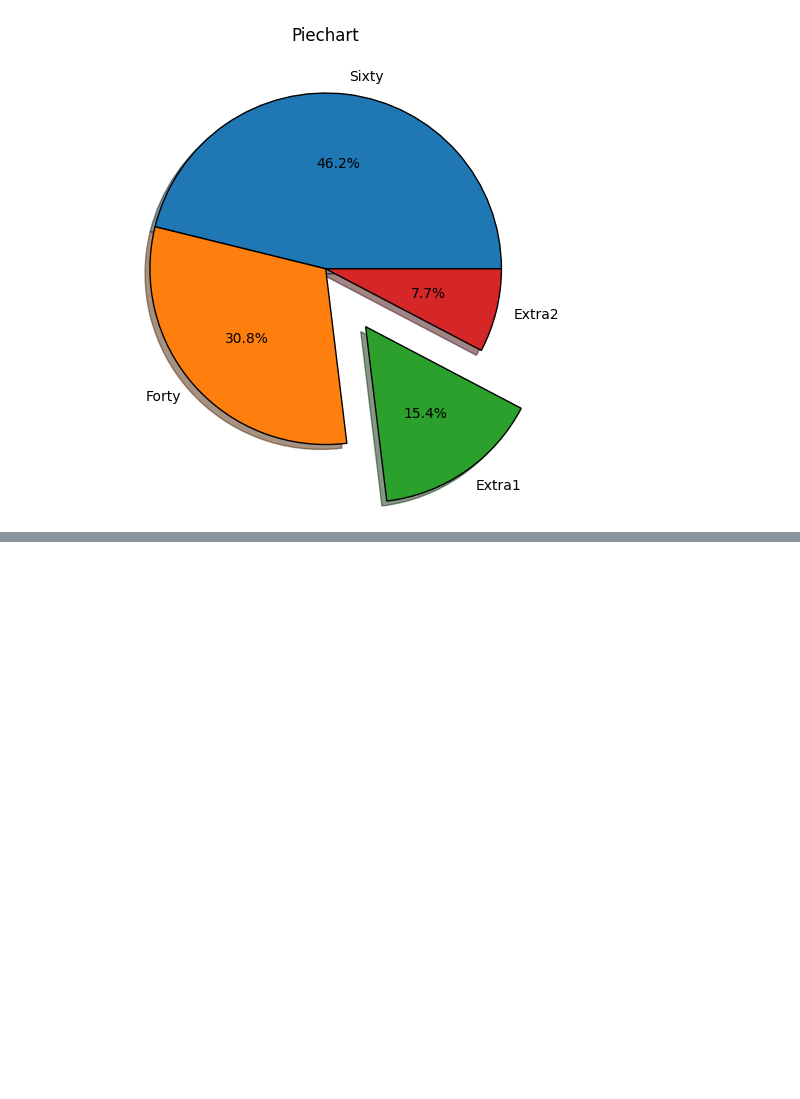
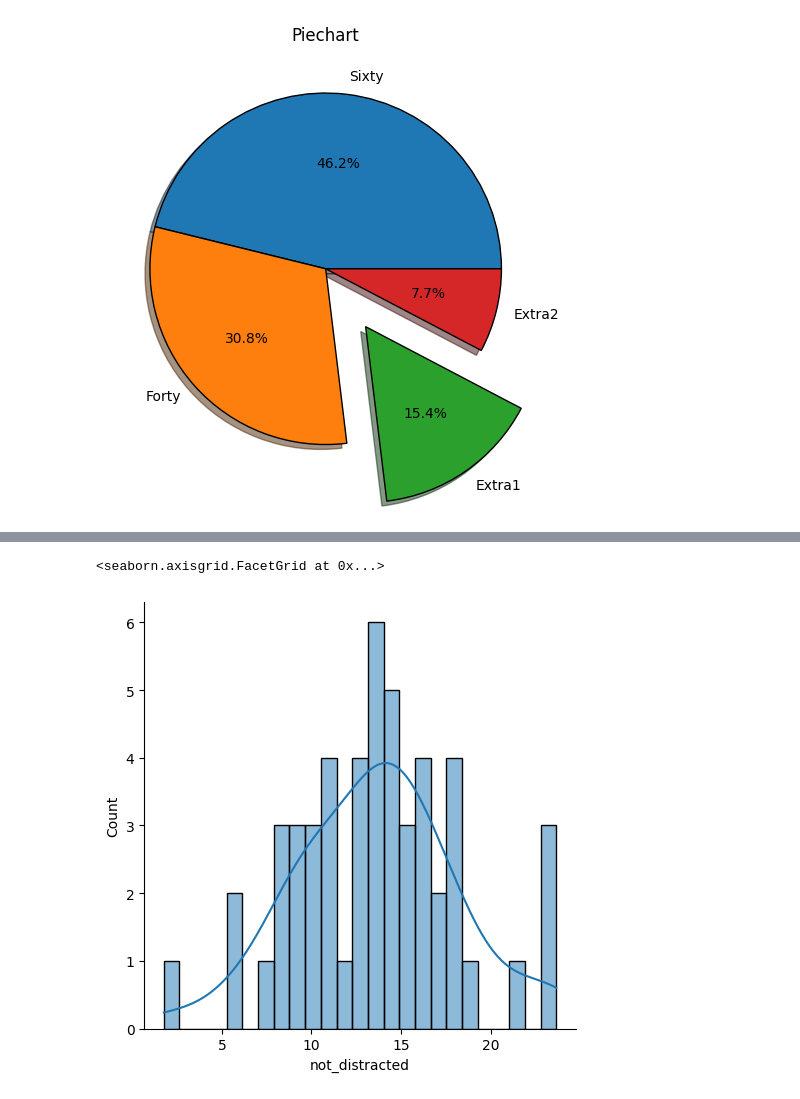
Before and after one commit to DavidFodor20/ML_Projects, a Jupyter notebook: Learning/Week1.ipynb, the cells around one changed output, grey strips where cells are left out. Saved outputs shown, nothing was run; the diff lists cells and outputs as text; code cells hidden in the pictures; blank space fills up the shorter version.

```diff
--- a/Learning/Week1.ipynb
+++ b/Learning/Week1.ipynb
@@ -396,0 +405,5 @@ plt.show()
+# %%
+#seaborn plotting
+import seaborn as sns
+crash_df=sns.load_dataset('car_crashes')
+crash_df.head()
@@ -396,0 +417,6 @@ plt.show()
+# %%
+#distribution plot
+sns.displot(crash_df['not_distracted'], kde=True, bins=25)
+# %% [output]
+<seaborn.axisgrid.FacetGrid at 0x...>
+[figure, added]
```
Also changed, not shown: parts of 6 cells of this notebook.
